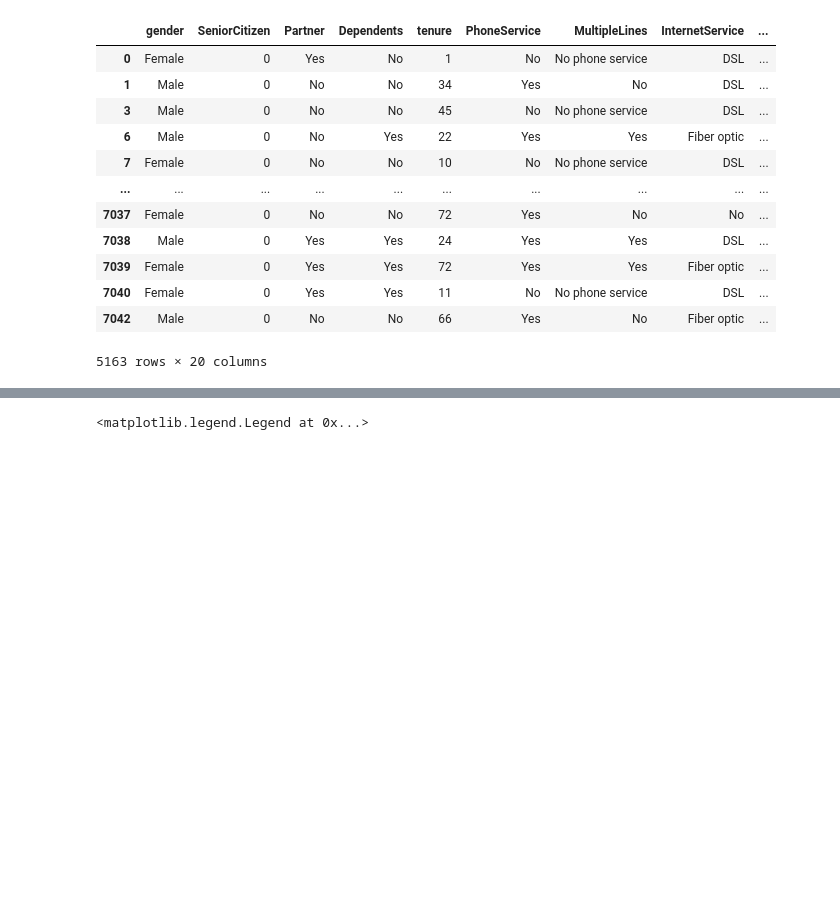
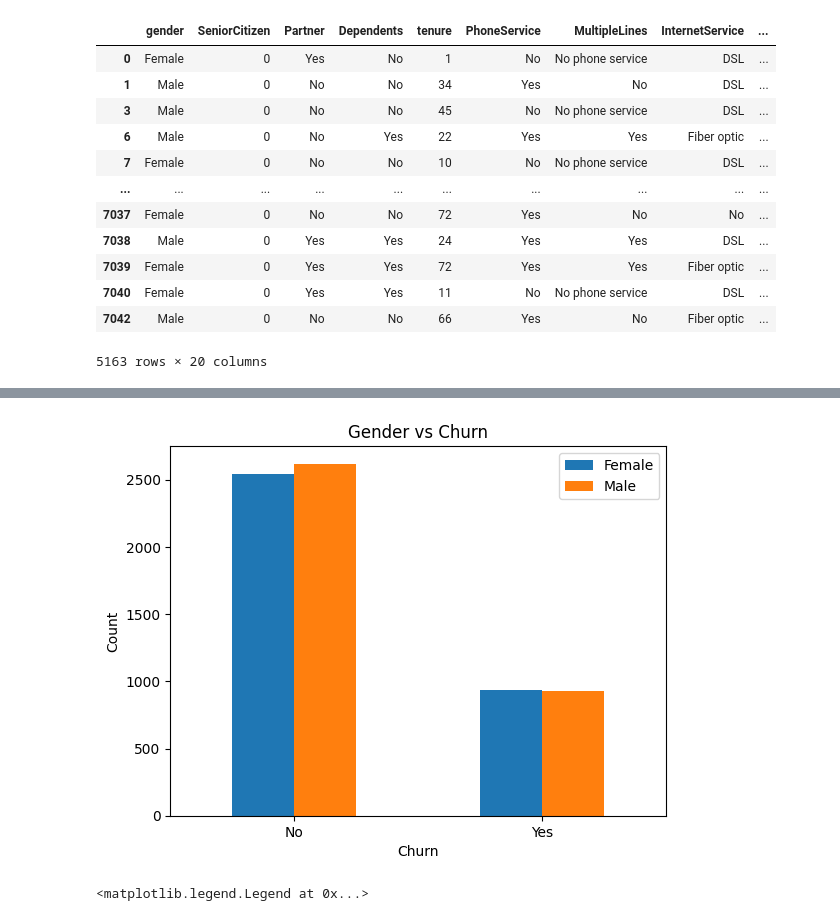
Before and after one commit to Naman09746/Supervised-Machine-Learning, a Jupyter notebook: Regression/customer_churning_prediction-main/telecom_customer_churning.ipynb, the cells around one changed output, grey strips where cells are left out. Cells and saved outputs as stored; diff of their text form; code cells hidden in the pictures; blank space fills up the shorter version.

```diff
--- a/Regression/customer_churning_prediction-main/telecom_customer_churning.ipynb
+++ b/Regression/customer_churning_prediction-main/telecom_customer_churning.ipynb
@@ -172,3 +178,13 @@ df1[df1.Churn=='No']
+# %%
+pd.crosstab(df1['Churn'], df1['gender']).plot(kind='bar')
+plt.title('Gender vs Churn')
+plt.xlabel('Churn')
+plt.ylabel('Count')
+plt.legend(['Female', 'Male'])
+plt.xticks(rotation=0)
+plt.show()
+# %% [output]
+[figure, added]
 # %%
 tenure_churn_no = df1[df1.Churn=='No'].tenure
 tenure_churn_yes = df1[df1.Churn=='Yes'].tenure
```
Also changed, not shown: parts of 15 cells of this notebook.
